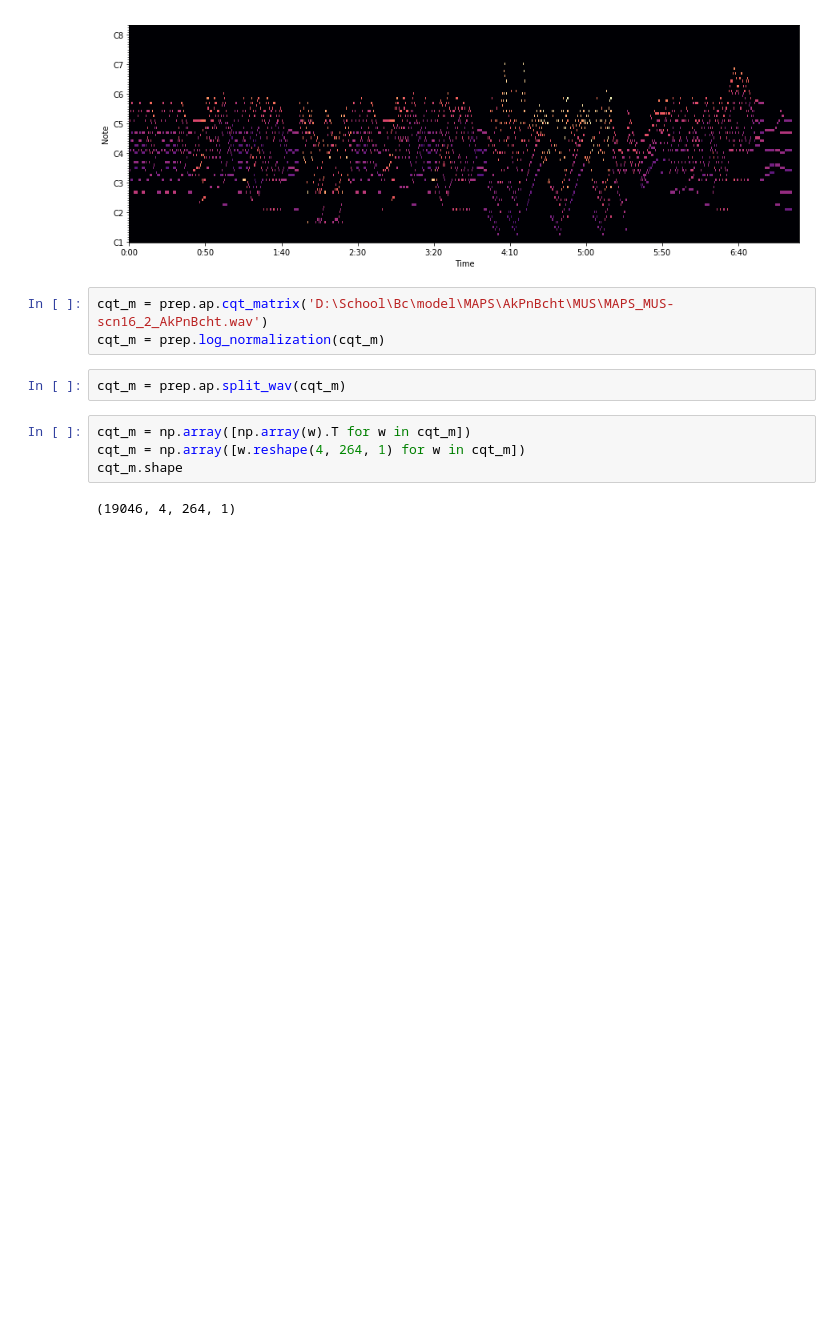
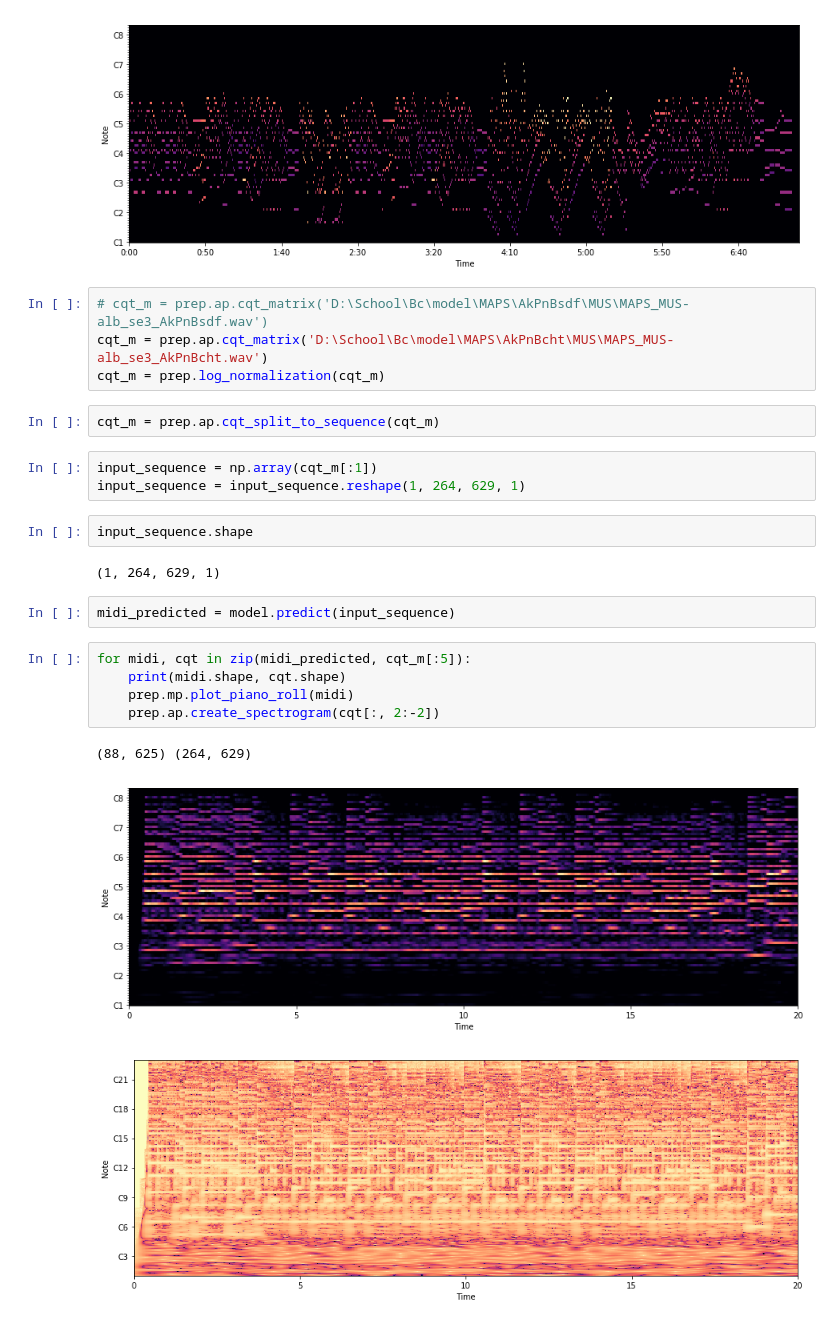
Before and after one commit to kosmels/amt_nn, a Jupyter notebook: model.ipynb, the cells around one changed output. Saved outputs shown, nothing was run; the diff lists cells and outputs as text; blank space fills up the shorter version.

```diff
--- a/model.ipynb
+++ b/model.ipynb
@@ -203,14 +223,27 @@ prep.mp.plot_piano_roll(midi_m)
 # %% [output]
 [figure]
 # %%
-cqt_m = prep.ap.cqt_matrix('D:\School\Bc\model\MAPS\AkPnBcht\MUS\MAPS_MUS-scn16_2_AkPnBcht.wav')
+# cqt_m = prep.ap.cqt_matrix('D:\School\Bc\model\MAPS\AkPnBsdf\MUS\MAPS_MUS-alb_se3_AkPnBsdf.wav')
+cqt_m = prep.ap.cqt_matrix('D:\School\Bc\model\MAPS\AkPnBcht\MUS\MAPS_MUS-alb_se3_AkPnBcht.wav')
 cqt_m = prep.log_normalization(cqt_m)
 # %%
-cqt_m = prep.ap.split_wav(cqt_m)
+cqt_m = prep.ap.cqt_split_to_sequence(cqt_m)
-# %%
-cqt_m = np.array([np.array(w).T for w in cqt_m])
-cqt_m = np.array([w.reshape(4, 264, 1) for w in cqt_m])
-cqt_m.shape
-# %% [output]
-(19046, 4, 264, 1)
+# %%
+input_sequence = np.array(cqt_m[:1])
+input_sequence = input_sequence.reshape(1, 264, 629, 1)
+# %%
+input_sequence.shape
+# %% [output]
+(1, 264, 629, 1)
+# %%
+midi_predicted = model.predict(input_sequence)
+# %%
+for midi, cqt in zip(midi_predicted, cqt_m[:5]):
+    print(midi.shape, cqt.shape)
+    prep.mp.plot_piano_roll(midi)
+    prep.ap.create_spectrogram(cqt[:, 2:-2])
+# %% [output]
+(88, 625) (264, 629)
+[figure, added]
+[figure, added]
 # %%
```
Also changed, not shown: parts of 11 cells of this notebook, 7 other files.
